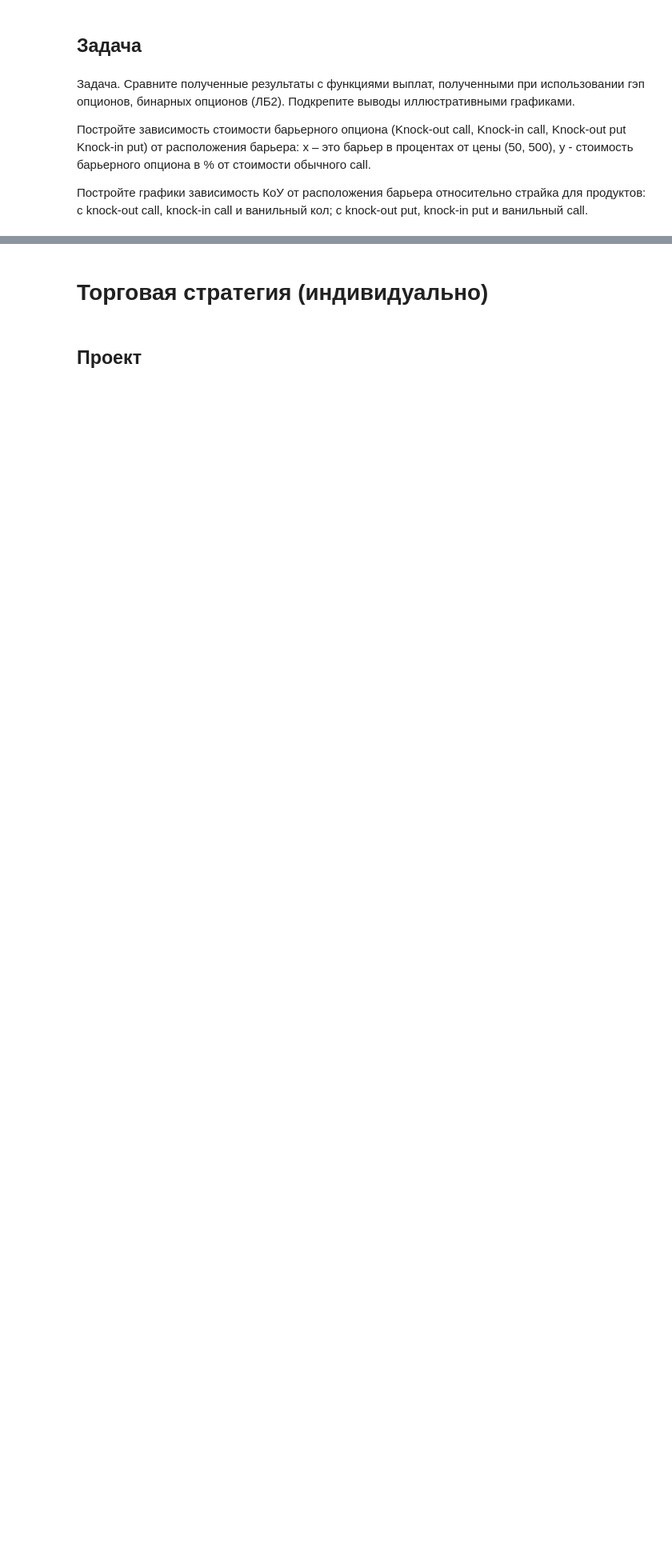
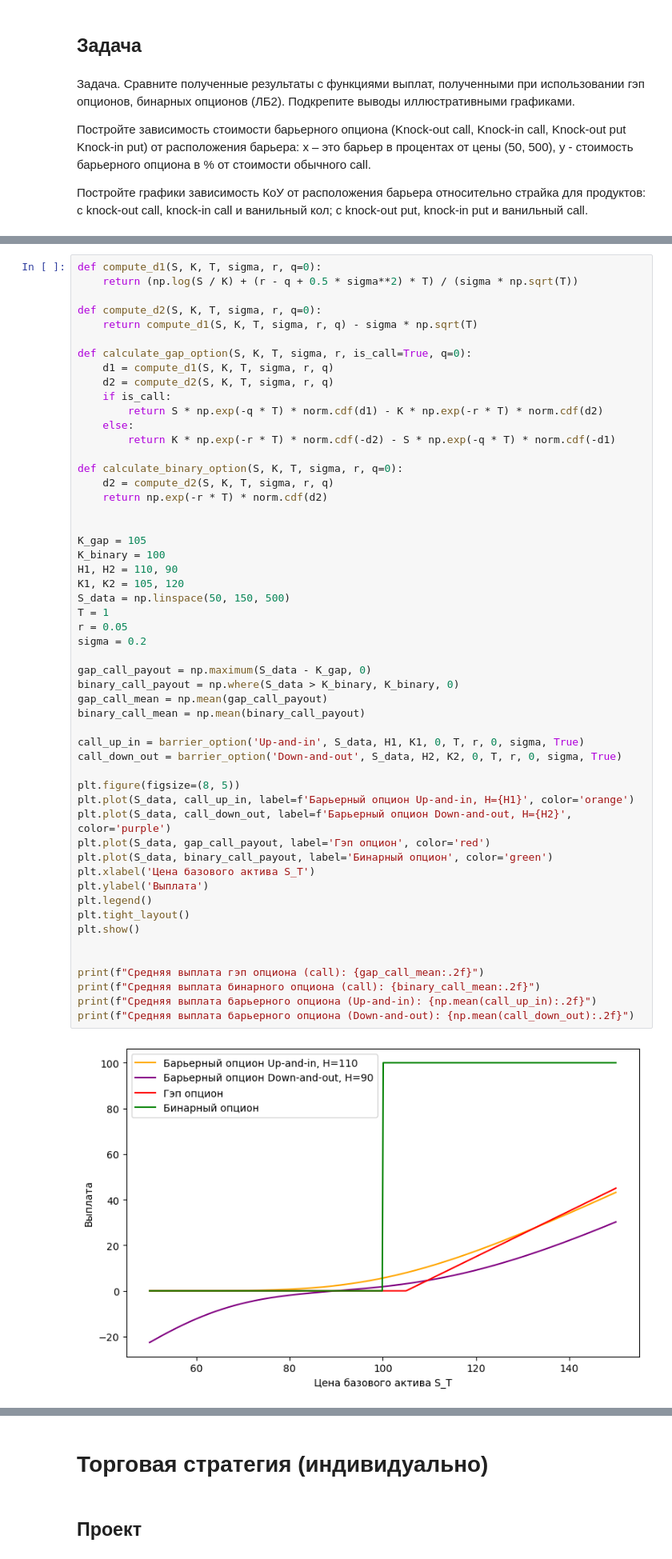
Before and after one commit to ParshakovNikita/Hybrid-and-structured-financial-instruments, a Jupyter notebook: lab 2/lab_2b_GSFP.ipynb, the cells around one changed output, grey strips where cells are left out. Shown at 80% size. Saved outputs shown, nothing was run; the diff lists cells and outputs as text; blank space fills up the shorter version.

```diff
--- a/lab 2/lab_2b_GSFP.ipynb
+++ b/lab 2/lab_2b_GSFP.ipynb
@@ -337,0 +391,55 @@ plt.grid(True)
+# %%
+def compute_d1(S, K, T, sigma, r, q=0):
+    return (np.log(S / K) + (r - q + 0.5 * sigma**2) * T) / (sigma * np.sqrt(T))
+
+def compute_d2(S, K, T, sigma, r, q=0):
+    return compute_d1(S, K, T, sigma, r, q) - sigma * np.sqrt(T)
+
+def calculate_gap_option(S, K, T, sigma, r, is_call=True, q=0):
+    d1 = compute_d1(S, K, T, sigma, r, q)
+    d2 = compute_d2(S, K, T, sigma, r, q)
+    if is_call:
+        return S * np.exp(-q * T) * norm.cdf(d1) - K * np.exp(-r * T) * norm.cdf(d2)
+    else:
+        return K * np.exp(-r * T) * norm.cdf(-d2) - S * np.exp(-q * T) * norm.cdf(-d1)
+
+def calculate_binary_option(S, K, T, sigma, r, q=0):
+    d2 = compute_d2(S, K, T, sigma, r, q)
+    return np.exp(-r * T) * norm.cdf(d2)
+
+
+K_gap = 105
+K_binary = 100
+H1, H2 = 110, 90
+K1, K2 = 105, 120
+S_data = np.linspace(50, 150, 500)
+T = 1
+r = 0.05
+sigma = 0.2
+
+gap_call_payout = np.maximum(S_data - K_gap, 0)
+binary_call_payout = np.where(S_data > K_binary, K_binary, 0)
+gap_call_mean = np.mean(gap_call_payout)
+binary_call_mean = np.mean(binary_call_payout)
+
+call_up_in = barrier_option('Up-and-in', S_data, H1, K1, 0, T, r, 0, sigma, True)
+call_down_out = barrier_option('Down-and-out', S_data, H2, K2, 0, T, r, 0, sigma, True)
+
+plt.figure(figsize=(8, 5))
+plt.plot(S_data, call_up_in, label=f'Барьерный опцион Up-and-in, H={H1}', color='orange')
+plt.plot(S_data, call_down_out, label=f'Барьерный опцион Down-and-out, H={H2}', color='purple')
+plt.plot(S_data, gap_call_payout, label='Гэп опцион', color='red')
+plt.plot(S_data, binary_call_payout, label='Бинарный опцион', color='green')
+plt.xlabel('Цена базового актива S_T')
+plt.ylabel('Выплата')
+plt.legend()
+plt.tight_layout()
+plt.show()
+
+
+print(f"Средняя выплата гэп опциона (call): {gap_call_mean:.2f}")
+print(f"Средняя выплата бинарного опциона (call): {binary_call_mean:.2f}")
+print(f"Средняя выплата барьерного опциона (Up-and-in): {np.mean(call_up_in):.2f}")
+print(f"Средняя выплата барьерного опциона (Down-and-out): {np.mean(call_down_out):.2f}")
+# %% [output]
+[figure, added]
```
Also changed, not shown: parts of 6 cells of this notebook.
